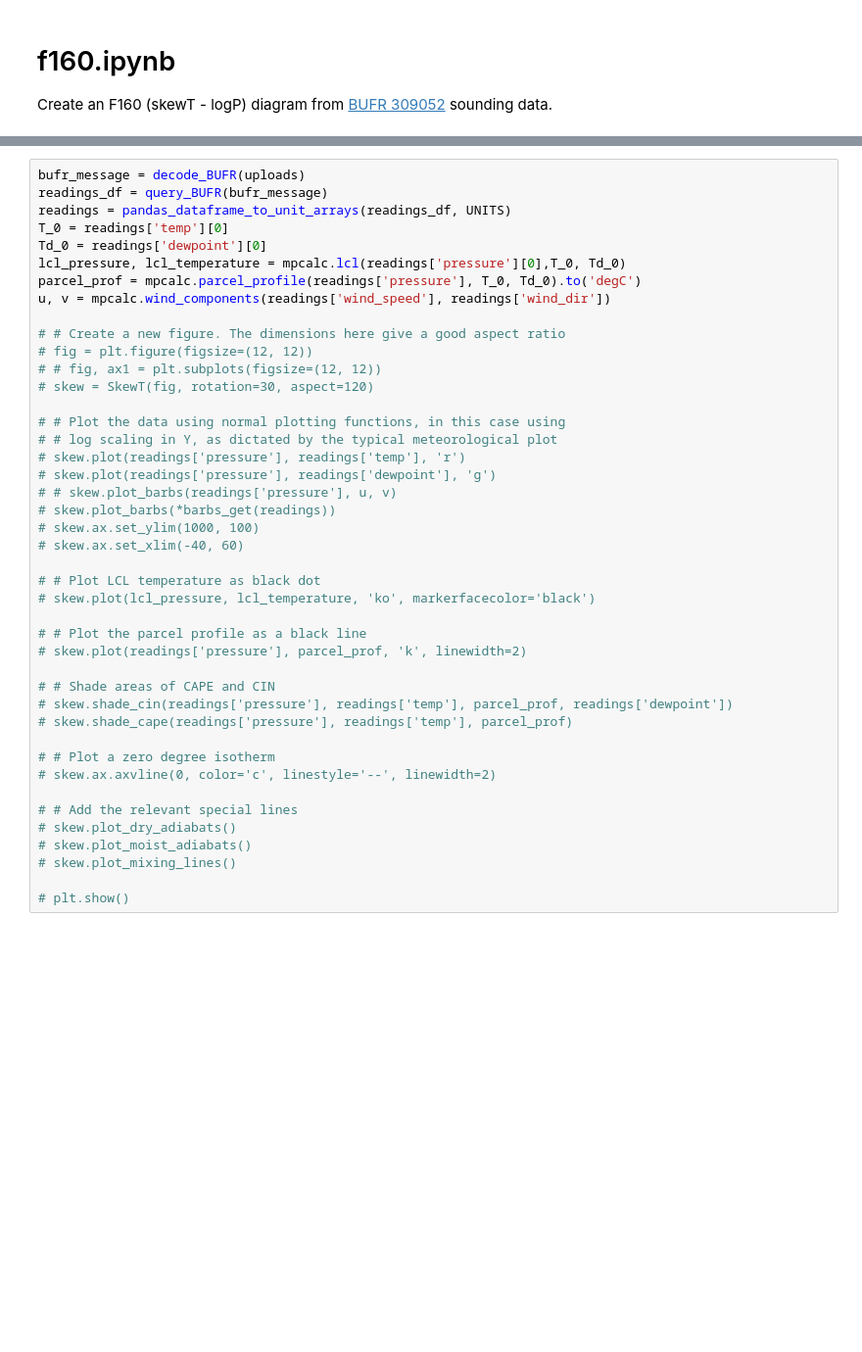
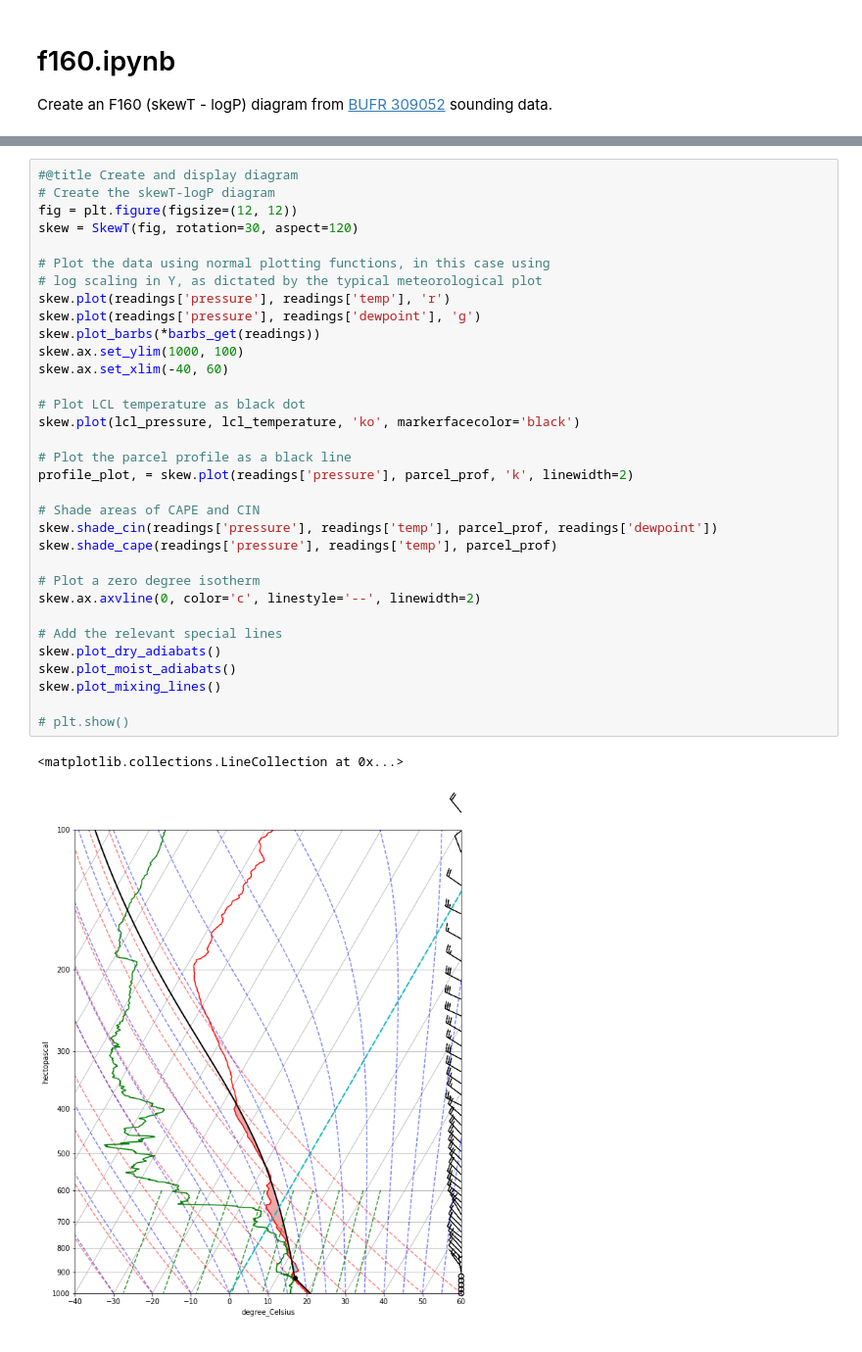
Before and after one commit to Geoffysicist/skewt, a Jupyter notebook: f160.ipynb, the cells around one changed output, grey strips where cells are left out. Shown at 98% size. Drawn from its saved outputs; the diff is of its cells as text; blank space fills up the shorter version.

```diff
--- a/f160.ipynb
+++ b/f160.ipynb
@@ -93,44 +107,37 @@ FileUpload(value={}, accept='.bfr', description='Upload', multiple=True)
 # %%
-bufr_message = decode_BUFR(uploads)
-readings_df = query_BUFR(bufr_message)
-readings = pandas_dataframe_to_unit_arrays(readings_df, UNITS)
-T_0 = readings['temp'][0]
-Td_0 = readings['dewpoint'][0]
-lcl_pressure, lcl_temperature = mpcalc.lcl(readings['pressure'][0],T_0, Td_0)
-parcel_prof = mpcalc.parcel_profile(readings['pressure'], T_0, Td_0).to('degC')
-u, v = mpcalc.wind_components(readings['wind_speed'], readings['wind_dir'])
+#@title Create and display diagram
+# Create the skewT-logP diagram
+fig = plt.figure(figsize=(12, 12))
+skew = SkewT(fig, rotation=30, aspect=120)
 
-# # Create a new figure. The dimensions here give a good aspect ratio
-# fig = plt.figure(figsize=(12, 12))
-# # fig, ax1 = plt.subplots(figsize=(12, 12))
-# skew = SkewT(fig, rotation=30, aspect=120)
+# Plot the data using normal plotting functions, in this case using
+# log scaling in Y, as dictated by the typical meteorological plot
+skew.plot(readings['pressure'], readings['temp'], 'r')
+skew.plot(readings['pressure'], readings['dewpoint'], 'g')
+skew.plot_barbs(*barbs_get(readings))
+skew.ax.set_ylim(1000, 100)
+skew.ax.set_xlim(-40, 60)
 
-# # Plot the data using normal plotting functions, in this case using
-# # log scaling in Y, as dictated by the typical meteorological plot
-# skew.plot(readings['pressure'], readings['temp'], 'r')
-# skew.plot(readings['pressure'], readings['dewpoint'], 'g')
-# # skew.plot_barbs(readings['pressure'], u, v)
-# skew.plot_barbs(*barbs_get(readings))
-# skew.ax.set_ylim(1000, 100)
-# skew.ax.set_xlim(-40, 60)
+# Plot LCL temperature as black dot
+skew.plot(lcl_pressure, lcl_temperature, 'ko', markerfacecolor='black')
 
-# # Plot LCL temperature as black dot
-# skew.plot(lcl_pressure, lcl_temperature, 'ko', markerfacecolor='black')
+# Plot the parcel profile as a black line
+profile_plot, = skew.plot(readings['pressure'], parcel_prof, 'k', linewidth=2)
 
-# # Plot the parcel profile as a black line
-# skew.plot(readings['pressure'], parcel_prof, 'k', linewidth=2)
+# Shade areas of CAPE and CIN
+skew.shade_cin(readings['pressure'], readings['temp'], parcel_prof, readings['dewpoint'])
+skew.shade_cape(readings['pressure'], readings['temp'], parcel_prof)
 
-# # Shade areas of CAPE and CIN
-# skew.shade_cin(readings['pressure'], readings['temp'], parcel_prof, readings['dewpoint'])
-# skew.shade_cape(readings['pressure'], readings['temp'], parcel_prof)
+# Plot a zero degree isotherm
+skew.ax.axvline(0, color='c', linestyle='--', linewidth=2)
 
-# # Plot a zero degree isotherm
-# skew.ax.axvline(0, color='c', linestyle='--', linewidth=2)
-
-# # Add the relevant special lines
-# skew.plot_dry_adiabats()
-# skew.plot_moist_adiabats()
-# skew.plot_mixing_lines()
+# Add the relevant special lines
+skew.plot_dry_adiabats()
+skew.plot_moist_adiabats()
+skew.plot_mixing_lines()
 
 # plt.show()
+# %% [output]
+<matplotlib.collections.LineCollection at 0x...>
+[figure, added]
 # %%
```
Also changed, not shown: parts of 8 cells of this notebook.
